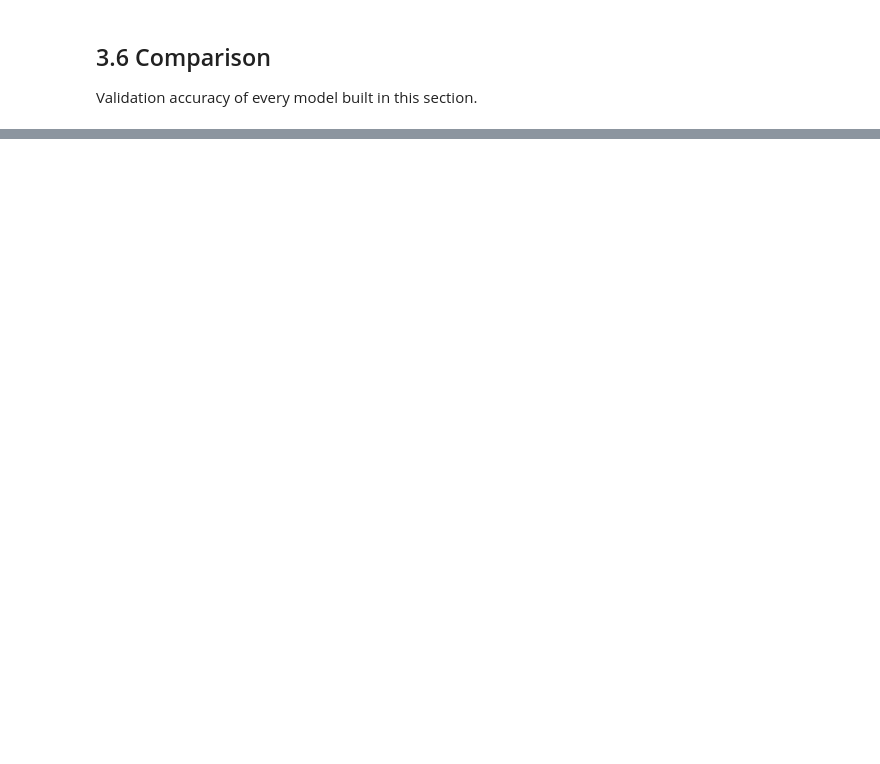
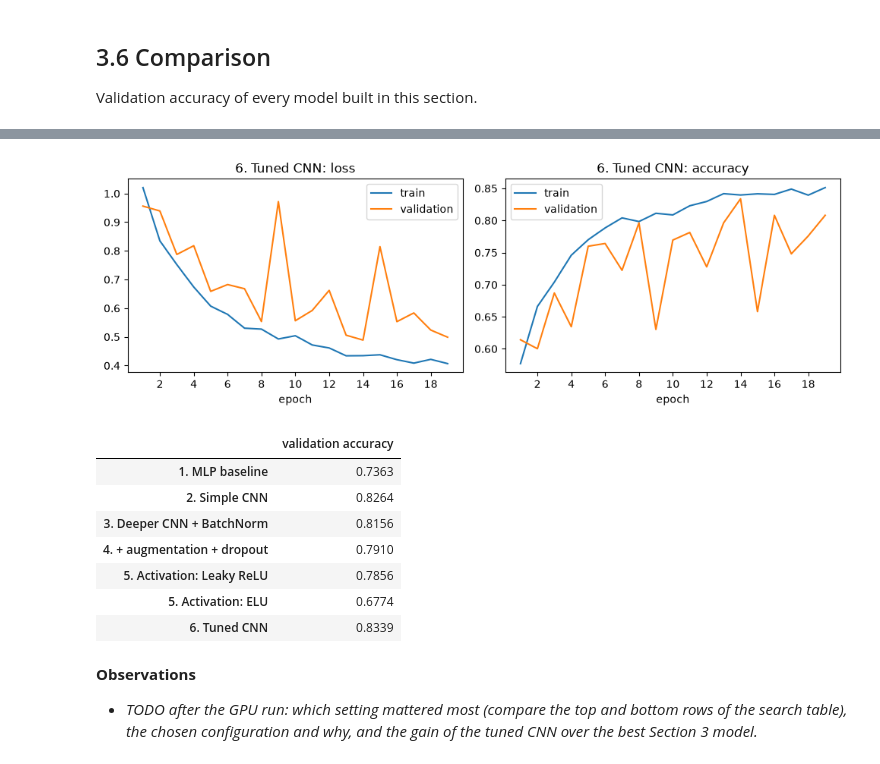
Before and after one commit to karam294/brain-tumor-mri-classification, a Jupyter notebook: notebooks/main.ipynb, the cells around one changed output, grey strips where cells are left out. Saved outputs shown, nothing was run; the diff lists cells and outputs as text; code cells hidden in the pictures; blank space fills up the shorter version.

Commit message:
first run

```diff
--- a/notebooks/main.ipynb
+++ b/notebooks/main.ipynb
@@ -639,0 +987,21 @@ pd.Series(results, name="validation accuracy").round(4).to_frame()
+# %%
+best_loader = DataLoader(MRIDataset(X_train, y_train, transform=train_transform), batch_size=best_batch_size, shuffle=True)
+
+# Adam was already trained with this batch size in 4.2 (first row of the batch-size table)
+adam_accuracy = batch_table.iloc[0]["validation accuracy"]
+
+train_model(build_best_cnn(), "SGD", loader=best_loader, learning_rate=0.01, optimizer="sgd",
+            weight_decay=best["weight_decay"], epochs=SEARCH_EPOCHS, verbose=False)
+sgd_accuracy = results.pop("SGD")
+
+optimizer_table = pd.DataFrame([
+    {"optimizer": "Adam", "learning rate": best["learning_rate"], "validation accuracy": adam_accuracy},
+    {"optimizer": "SGD + momentum 0.9", "learning rate": 0.01, "validation accuracy": sgd_accuracy},
+])
+
+if sgd_accuracy > adam_accuracy:
+    best_optimizer, best_learning_rate = "sgd", 0.01
+else:
+    best_optimizer, best_learning_rate = "adam", best["learning_rate"]
+print("Chosen optimizer:", best_optimizer, "with learning rate", round(best_learning_rate, 5))
+optimizer_table.round(5)
@@ -639,0 +1022,6 @@ pd.Series(results, name="validation accuracy").round(4).to_frame()
+# %%
+tuned_cnn = train_model(build_best_cnn(), "6. Tuned CNN", loader=best_loader, learning_rate=best_learning_rate,
+                        optimizer=best_optimizer, weight_decay=best["weight_decay"])
+torch.save(tuned_cnn.state_dict(), f"{MODEL_DIR}/tuned_cnn.pt")
+pd.Series(results, name="validation accuracy").round(4).to_frame()
+# %% [output]
@@ -639,0 +1045,12 @@ pd.Series(results, name="validation accuracy").round(4).to_frame()
+[figure, added]
+|  | validation accuracy |
+| 1. MLP baseline | 0.7363 |
+| 2. Simple CNN | 0.8264 |
+| 3. Deeper CNN + BatchNorm | 0.8156 |
+| 4. + augmentation + dropout | 0.7910 |
+| 5. Activation: Leaky ReLU | 0.7856 |
+| 5. Activation: ELU | 0.6774 |
+| 6. Tuned CNN | 0.8339 |
+# %% [markdown]
+**Observations**
+- _TODO after the GPU run: which setting mattered most (compare the top and bottom rows of the search table), the chosen configuration and why, and the gain of the tuned CNN over the best Section 3 model._
```
Also changed, not shown: parts of 68 cells of this notebook, 3 other files.
